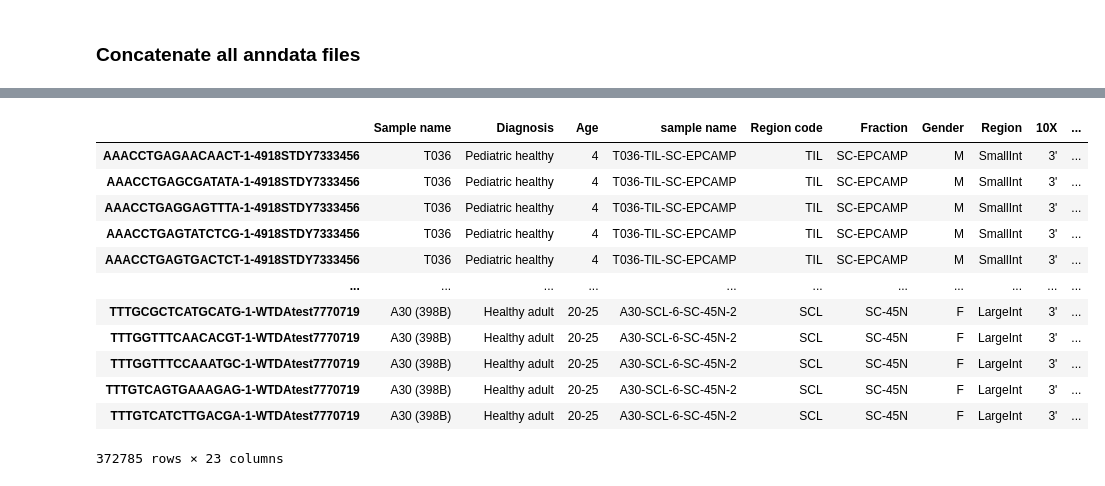
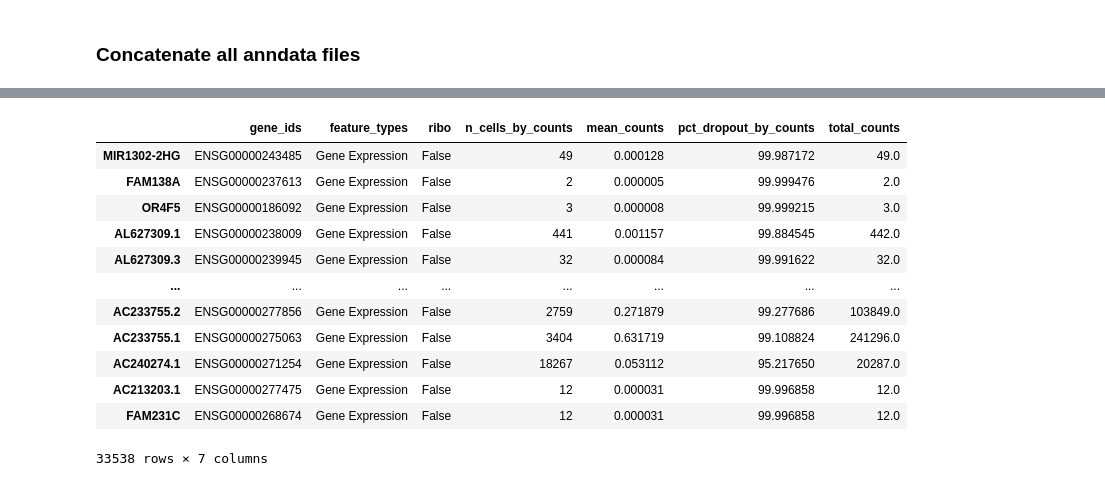
Before and after one commit to Talavera-Lopez-Lab/GCA_social_network, a Jupyter notebook: Annotation transferring/ExpiMap/Reference_map_preparation.ipynb, the cells around one changed output, grey strips where cells are left out. Saved outputs shown, nothing was run; the diff lists cells and outputs as text; code cells hidden in the pictures.

```diff
--- a/Annotation transferring/ExpiMap/Reference_map_preparation.ipynb
+++ b/Annotation transferring/ExpiMap/Reference_map_preparation.ipynb
@@ -168,6 +157,3 @@ Wang_stem.obs
 Wang_stem.obs['Study_name'] = 'Wang'
 control_ad_clean.obs['Study_name'] = 'Gut Cell Atlas'
 Smilie_stem.obs['Study_name'] = 'Smilie'
-# %%
-#Rename columns in control_ad_clean as they are in Wang_stem
-control_ad_clean.obs_names = ['cell_id']
@@ -195,0 +160,21 @@ list(control_ad_clean.obs)
+# %%
+# Rename obs index to cell_id in Wang_stem
+Wang_stem.obs.index.name = "cell_id"
+control_ad_clean.obs.index.name = "cell_id"
+Smilie_stem.obs.index.name = "cell_id"
+# %%
+# Rename columns in control_ad_clean as they are in Wang_stem
+control_ad_clean.obs["Sample_ID"] = control_ad_clean.obs["sample name"]
+del control_ad_clean.obs["sample name"]
+control_ad_clean.obs["CellType"] = control_ad_clean.obs["category"]
+del control_ad_clean.obs["category"]
+control_ad_clean.obs["Location"] = control_ad_clean.obs["Region"]
+del control_ad_clean.obs["Region"]
+control_ad_clean.obs["n_counts"] = control_ad_clean.obs["total_counts"]
+del control_ad_clean.obs["total_counts"]
+control_ad_clean.obs["percent_mito"] = control_ad_clean.obs["pct_counts_mt"]
+del control_ad_clean.obs["pct_counts_mt"]
+control_ad_clean.obs["percent_ribo"] = control_ad_clean.obs["pct_counts_ribo"]
+del control_ad_clean.obs["pct_counts_ribo"]
+control_ad_clean.obs["Subject"] = control_ad_clean.obs["Sample name"]
+del control_ad_clean.obs["Sample name"]
@@ -196,16 +228,16 @@ list(control_ad_clean.obs)
 # %%
-control_ad_clean.obs
+control_ad_clean.var
 # %% [output]
-|  | Sample name | Diagnosis | Age | sample name | Region code | Fraction | Gender | Region | 10X | ... |
-| AAACCTGAGAACAACT-1-4918STDY7333456 | T036 | Pediatric healthy | 4 | T036-TIL-SC-EPCAMP | TIL | SC-EPCAMP | M | SmallInt | 3' | ... |
-| AAACCTGAGCGATATA-1-4918STDY7333456 | T036 | Pediatric healthy | 4 | T036-TIL-SC-EPCAMP | TIL | SC-EPCAMP | M | SmallInt | 3' | ... |
-| AAACCTGAGGAGTTTA-1-4918STDY7333456 | T036 | Pediatric healthy | 4 | T036-TIL-SC-EPCAMP | TIL | SC-EPCAMP | M | SmallInt | 3' | ... |
-| AAACCTGAGTATCTCG-1-4918STDY7333456 | T036 | Pediatric healthy | 4 | T036-TIL-SC-EPCAMP | TIL | SC-EPCAMP | M | SmallInt | 3' | ... |
-| AAACCTGAGTGACTCT-1-4918STDY7333456 | T036 | Pediatric healthy | 4 | T036-TIL-SC-EPCAMP | TIL | SC-EPCAMP | M | SmallInt | 3' | ... |
-| ... | ... | ... | ... | ... | ... | ... | ... | ... | ... | ... |
-| TTTGCGCTCATGCATG-1-WTDAtest7770719 | A30 (398B) | Healthy adult | 20-25 | A30-SCL-6-SC-45N-2 | SCL | SC-45N | F | LargeInt | 3' | ... |
-| TTTGGTTTCAACACGT-1-WTDAtest7770719 | A30 (398B) | Healthy adult | 20-25 | A30-SCL-6-SC-45N-2 | SCL | SC-45N | F | LargeInt | 3' | ... |
-| TTTGGTTTCCAAATGC-1-WTDAtest7770719 | A30 (398B) | Healthy adult | 20-25 | A30-SCL-6-SC-45N-2 | SCL | SC-45N | F | LargeInt | 3' | ... |
-| TTTGTCAGTGAAAGAG-1-WTDAtest7770719 | A30 (398B) | Healthy adult | 20-25 | A30-SCL-6-SC-45N-2 | SCL | SC-45N | F | LargeInt | 3' | ... |
-| TTTGTCATCTTGACGA-1-WTDAtest7770719 | A30 (398B) | Healthy adult | 20-25 | A30-SCL-6-SC-45N-2 | SCL | SC-45N | F | LargeInt | 3' | ... |
+|  | gene_ids | feature_types | ribo | n_cells_by_counts | mean_counts | pct_dropout_by_counts | total_counts |
+| MIR1302-2HG | ENSG00000243485 | Gene Expression | False | 49 | 0.000128 | 99.987172 | 49.0 |
+| FAM138A | ENSG00000237613 | Gene Expression | False | 2 | 0.000005 | 99.999476 | 2.0 |
+| OR4F5 | ENSG00000186092 | Gene Expression | False | 3 | 0.000008 | 99.999215 | 3.0 |
+| AL627309.1 | ENSG00000238009 | Gene Expression | False | 441 | 0.001157 | 99.884545 | 442.0 |
+| AL627309.3 | ENSG00000239945 | Gene Expression | False | 32 | 0.000084 | 99.991622 | 32.0 |
+| ... | ... | ... | ... | ... | ... | ... | ... |
+| AC233755.2 | ENSG00000277856 | Gene Expression | False | 2759 | 0.271879 | 99.277686 | 103849.0 |
+| AC233755.1 | ENSG00000275063 | Gene Expression | False | 3404 | 0.631719 | 99.108824 | 241296.0 |
+| AC240274.1 | ENSG00000271254 | Gene Expression | False | 18267 | 0.053112 | 95.217650 | 20287.0 |
+| AC213203.1 | ENSG00000277475 | Gene Expression | False | 12 | 0.000031 | 99.996858 | 12.0 |
+| FAM231C | ENSG00000268674 | Gene Expression | False | 12 | 0.000031 | 99.996858 | 12.0 |
-372785 rows × 23 columns
+33538 rows × 7 columns
```
Also changed, not shown: parts of 22 cells of this notebook, 1 other file.
